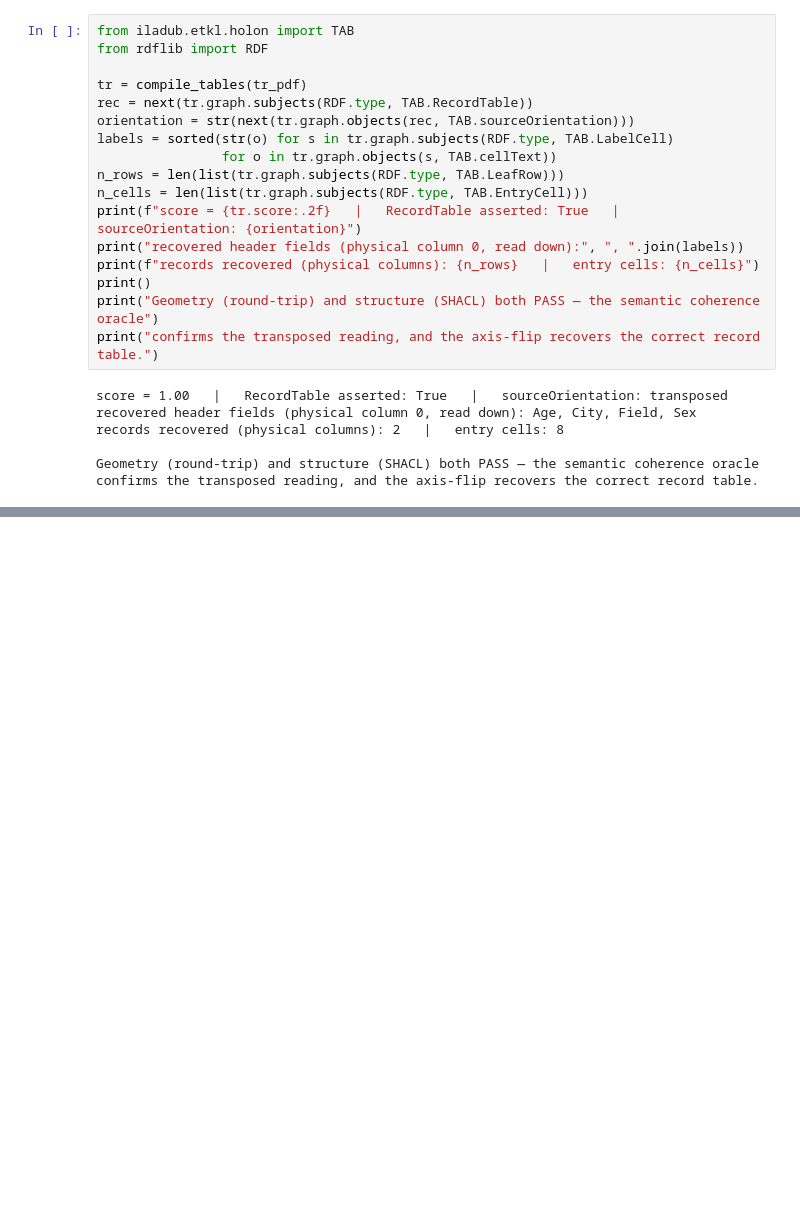
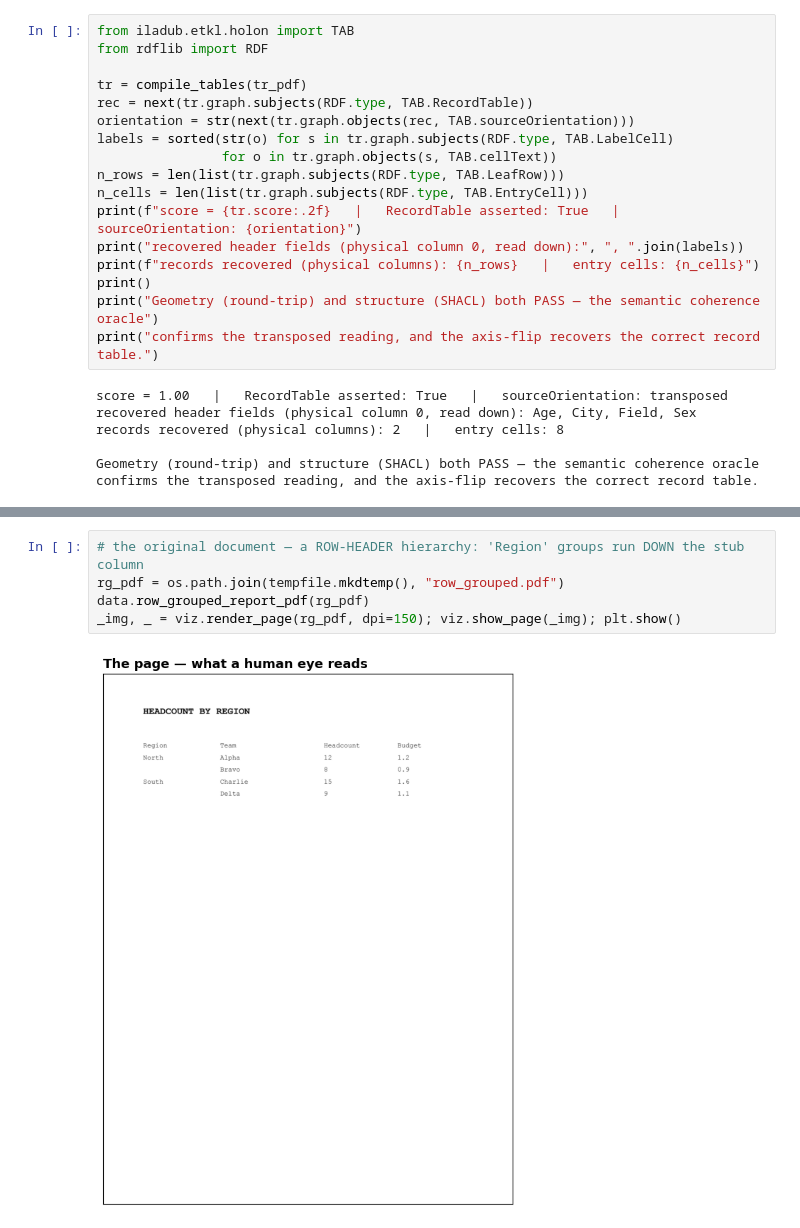
Before and after one commit to iladub/iladub, a Jupyter notebook: demo/etkl_1a_showcase.ipynb, the cells around one changed output, grey strips where cells are left out. Saved outputs shown, nothing was run; the diff lists cells and outputs as text; blank space fills up the shorter version.

```diff
--- a/demo/etkl_1a_showcase.ipynb
+++ b/demo/etkl_1a_showcase.ipynb
@@ -330,0 +346,7 @@ confirms the transposed reading, and the axis-flip recovers the correct record t
+# %%
+# the original document — a ROW-HEADER hierarchy: 'Region' groups run DOWN the stub column
+rg_pdf = os.path.join(tempfile.mkdtemp(), "row_grouped.pdf")
+data.row_grouped_report_pdf(rg_pdf)
+_img, _ = viz.render_page(rg_pdf, dpi=150); viz.show_page(_img); plt.show()
+# %% [output]
+[figure, added]
```
Also changed, not shown: parts of 5 cells of this notebook, 2 other files.
